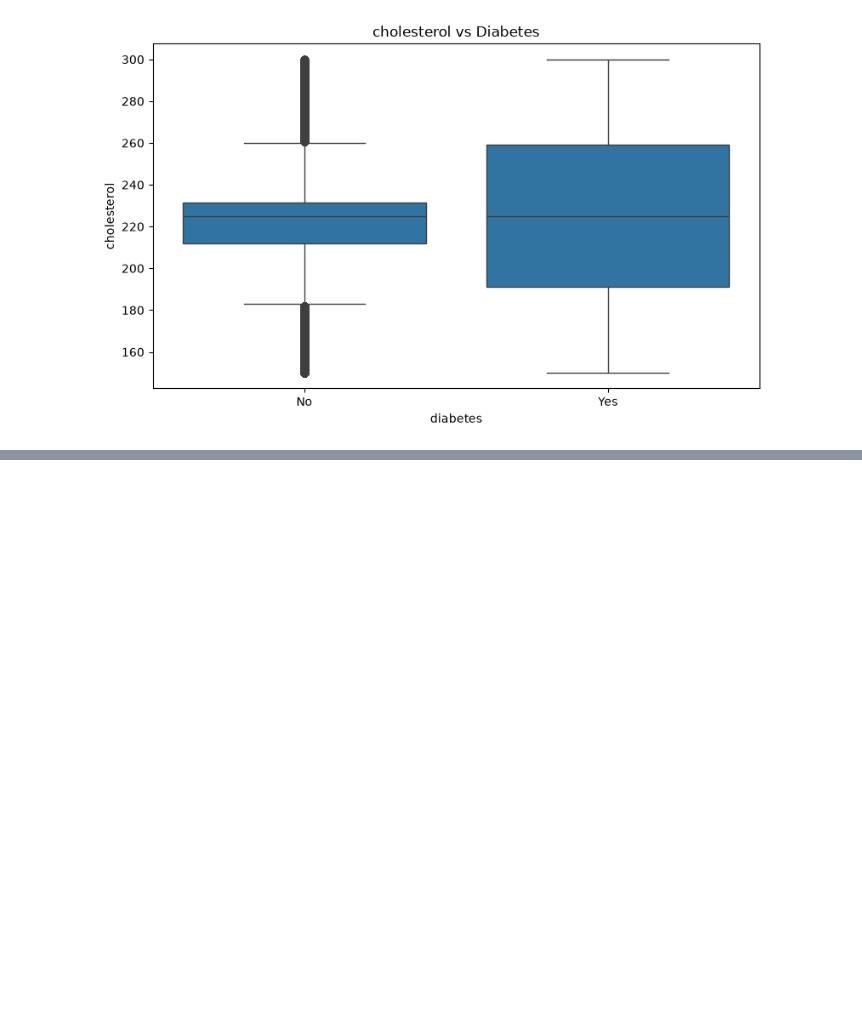
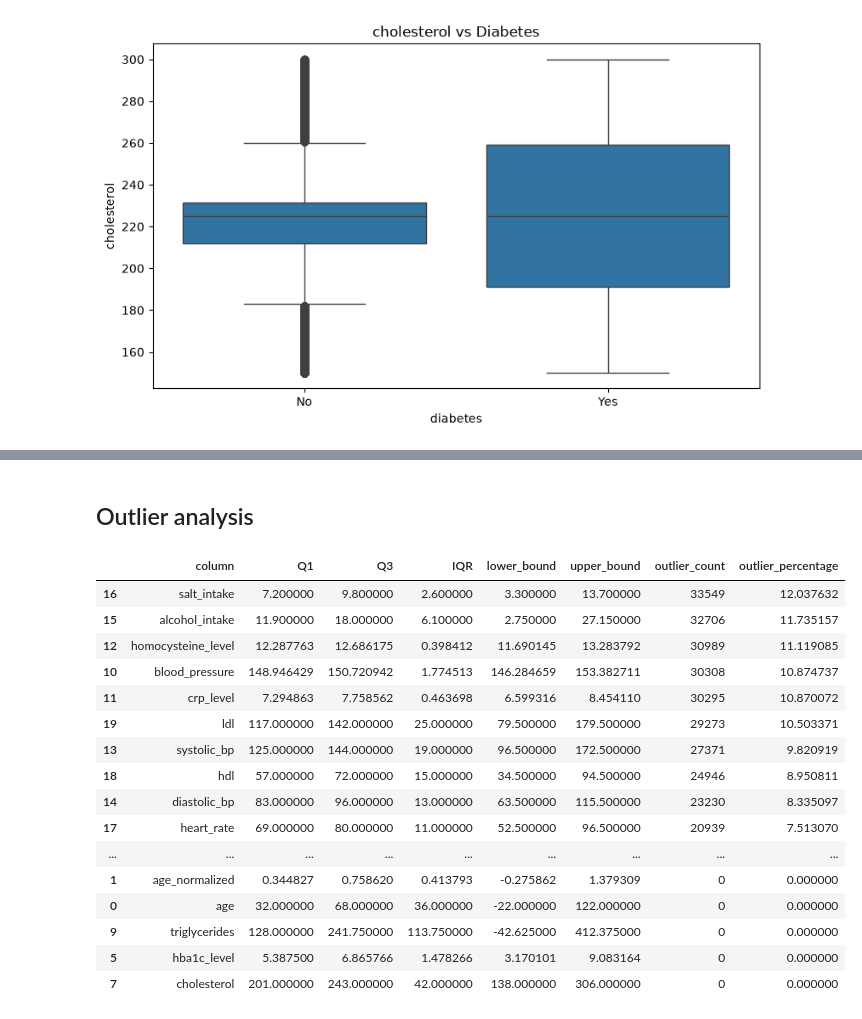
Before and after one commit to to-bits/multidisease-risk-profiler, a Jupyter notebook: notebooks/03_eda.ipynb, the cells around one changed output, grey strips where cells are left out. Saved outputs shown, nothing was run; the diff lists cells and outputs as text; code cells hidden in the pictures; blank space fills up the shorter version.

```diff
--- a/notebooks/03_eda.ipynb
+++ b/notebooks/03_eda.ipynb
@@ -368,0 +515,64 @@ if "diabetes" in df.columns:
+# %% [markdown]
+## Outlier analysis
+# %%
+outlier_results = []
+
+for col in numeric_cols:
+
+    series = df[col].dropna()
+
+    if len(series) == 0:
+        continue
+
+    q1 = series.quantile(0.25)
+    q3 = series.quantile(0.75)
+
+    iqr = q3 - q1
+
+    lower_bound = q1 - 1.5 * iqr
+    upper_bound = q3 + 1.5 * iqr
+
+    outliers = (
+        (series < lower_bound)
+        | (series > upper_bound)
+    )
+
+    count = outliers.sum()
+
+    outlier_results.append({
+        "column": col,
+        "Q1": q1,
+        "Q3": q3,
+        "IQR": iqr,
+        "lower_bound": lower_bound,
+        "upper_bound": upper_bound,
+        "outlier_count": count,
+        "outlier_percentage": count / len(series) * 100
+    })
+
+outlier_summary = pd.DataFrame(
+    outlier_results
+).sort_values(
+    "outlier_percentage",
+    ascending=False
+)
+
+display(outlier_summary)
+# %% [output]
+|  | column | Q1 | Q3 | IQR | lower_bound | upper_bound | outlier_count | outlier_percentage |
+| 16 | salt_intake | 7.200000 | 9.800000 | 2.600000 | 3.300000 | 13.700000 | 33549 | 12.037632 |
+| 15 | alcohol_intake | 11.900000 | 18.000000 | 6.100000 | 2.750000 | 27.150000 | 32706 | 11.735157 |
+| 12 | homocysteine_level | 12.287763 | 12.686175 | 0.398412 | 11.690145 | 13.283792 | 30989 | 11.119085 |
+| 10 | blood_pressure | 148.946429 | 150.720942 | 1.774513 | 146.284659 | 153.382711 | 30308 | 10.874737 |
+| 11 | crp_level | 7.294863 | 7.758562 | 0.463698 | 6.599316 | 8.454110 | 30295 | 10.870072 |
+| 19 | ldl | 117.000000 | 142.000000 | 25.000000 | 79.500000 | 179.500000 | 29273 | 10.503371 |
+| 13 | systolic_bp | 125.000000 | 144.000000 | 19.000000 | 96.500000 | 172.500000 | 27371 | 9.820919 |
+| 18 | hdl | 57.000000 | 72.000000 | 15.000000 | 34.500000 | 94.500000 | 24946 | 8.950811 |
+| 14 | diastolic_bp | 83.000000 | 96.000000 | 13.000000 | 63.500000 | 115.500000 | 23230 | 8.335097 |
+| 17 | heart_rate | 69.000000 | 80.000000 | 11.000000 | 52.500000 | 96.500000 | 20939 | 7.513070 |
+| ... | ... | ... | ... | ... | ... | ... | ... | ... |
+| 1 | age_normalized | 0.344827 | 0.758620 | 0.413793 | -0.275862 | 1.379309 | 0 | 0.000000 |
+| 0 | age | 32.000000 | 68.000000 | 36.000000 | -22.000000 | 122.000000 | 0 | 0.000000 |
+| 9 | triglycerides | 128.000000 | 241.750000 | 113.750000 | -42.625000 | 412.375000 | 0 | 0.000000 |
+| 5 | hba1c_level | 5.387500 | 6.865766 | 1.478266 | 3.170101 | 9.083164 | 0 | 0.000000 |
+| 7 | cholesterol | 201.000000 | 243.000000 | 42.000000 | 138.000000 | 306.000000 | 0 | 0.000000 |
```
Also changed, not shown: parts of 13 cells of this notebook.
